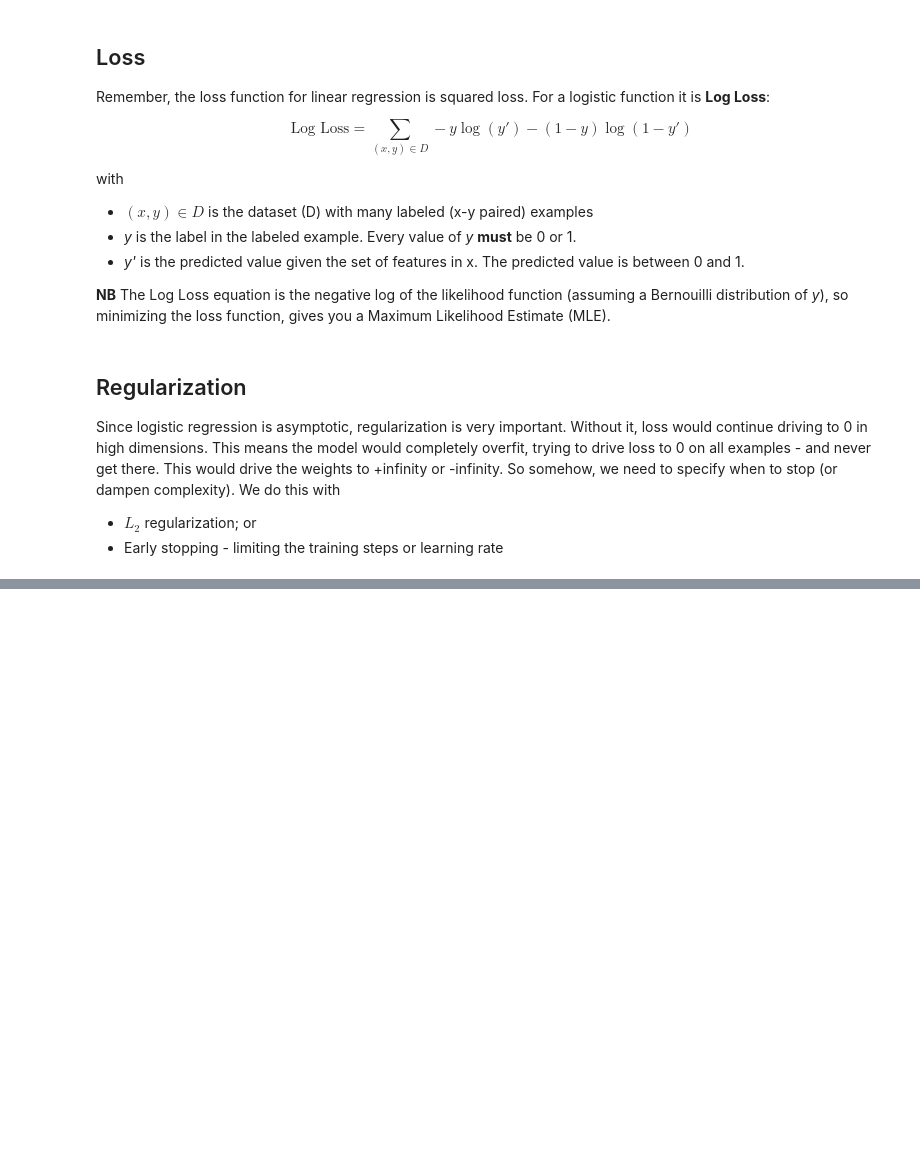
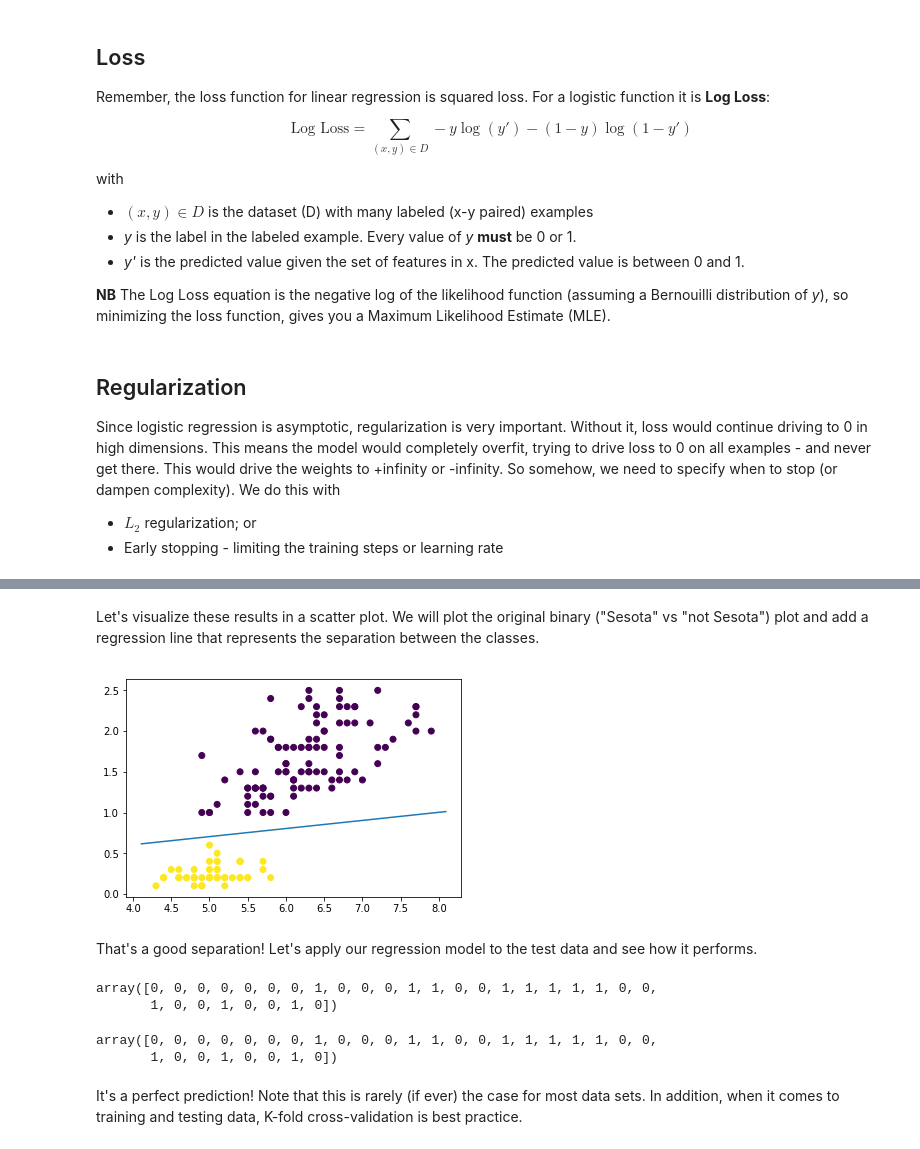
Before and after one commit to USDA-ARS-GBRU/ml-training-site, a Jupyter notebook: assets/nb-lessons/10_logistic_regression.ipynb, the cells around one changed output, grey strips where cells are left out. Saved outputs shown, nothing was run; the diff lists cells and outputs as text; code cells hidden in the pictures; blank space fills up the shorter version.

```diff
--- a/assets/nb-lessons/10_logistic_regression.ipynb
+++ b/assets/nb-lessons/10_logistic_regression.ipynb
@@ -103,0 +229,7 @@ Since logistic regression is asymptotic, regularization is very important. Witho
+# %%
+random = np.random.permutation(len(X))
+x_train = X[random][30:]
+x_test = X[random][:30]
+# %%
+y_train= y[random][30:]
+y_test = y[random][:30]
@@ -103,0 +249,4 @@ Since logistic regression is asymptotic, regularization is very important. Witho
+# %%
+from sklearn.linear_model import LogisticRegression
+log_reg = LogisticRegression()
+log_reg.fit(x_train,y_train)
@@ -103,0 +258,4 @@ Since logistic regression is asymptotic, regularization is very important. Witho
+# %%
+W = log_reg.coef_
+b = log_reg.intercept_
+W, b
@@ -103,0 +281,13 @@ Since logistic regression is asymptotic, regularization is very important. Witho
+# %% [markdown]
+Let's visualize these results in a scatter plot. We will plot the original binary ("Sesota" vs "not Sesota") plot and add a regression line that represents the separation between the classes.
+# %%
+plt.scatter(X[:,0], X[:,1], c = y)
+ax = plt.gca()
+xvals = np.array(ax.get_xlim())
+yvals = -(xvals * W[0][0] + b) / W[0][1]
+plt.plot(xvals, yvals)
+plt.show()
+# %% [output]
+[figure, added]
+# %% [markdown]
+That's a good separation! Let's apply our regression model to the test data and see how it performs.
@@ -103,0 +296,12 @@ Since logistic regression is asymptotic, regularization is very important. Witho
+# %%
+predictions
+# %% [output]
+array([0, 0, 0, 0, 0, 0, 0, 1, 0, 0, 0, 1, 1, 0, 0, 1, 1, 1, 1, 1, 0, 0,
+       1, 0, 0, 1, 0, 0, 1, 0])
+# %%
+y_test
+# %% [output]
+array([0, 0, 0, 0, 0, 0, 0, 1, 0, 0, 0, 1, 1, 0, 0, 1, 1, 1, 1, 1, 0, 0,
+       1, 0, 0, 1, 0, 0, 1, 0])
+# %% [markdown]
+It's a perfect prediction! Note that this is rarely (if ever) the case for most data sets. In addition, when it comes to training and testing data, K-fold cross-validation is best practice.
```
Also changed, not shown: parts of 37 cells of this notebook.
